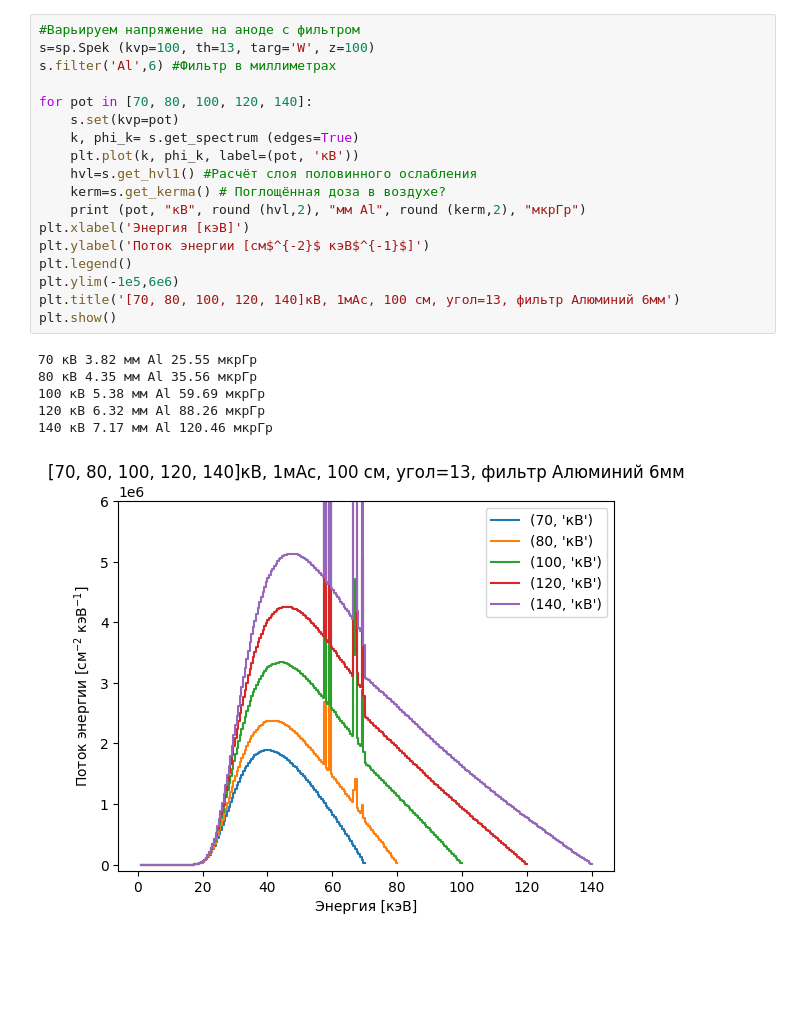
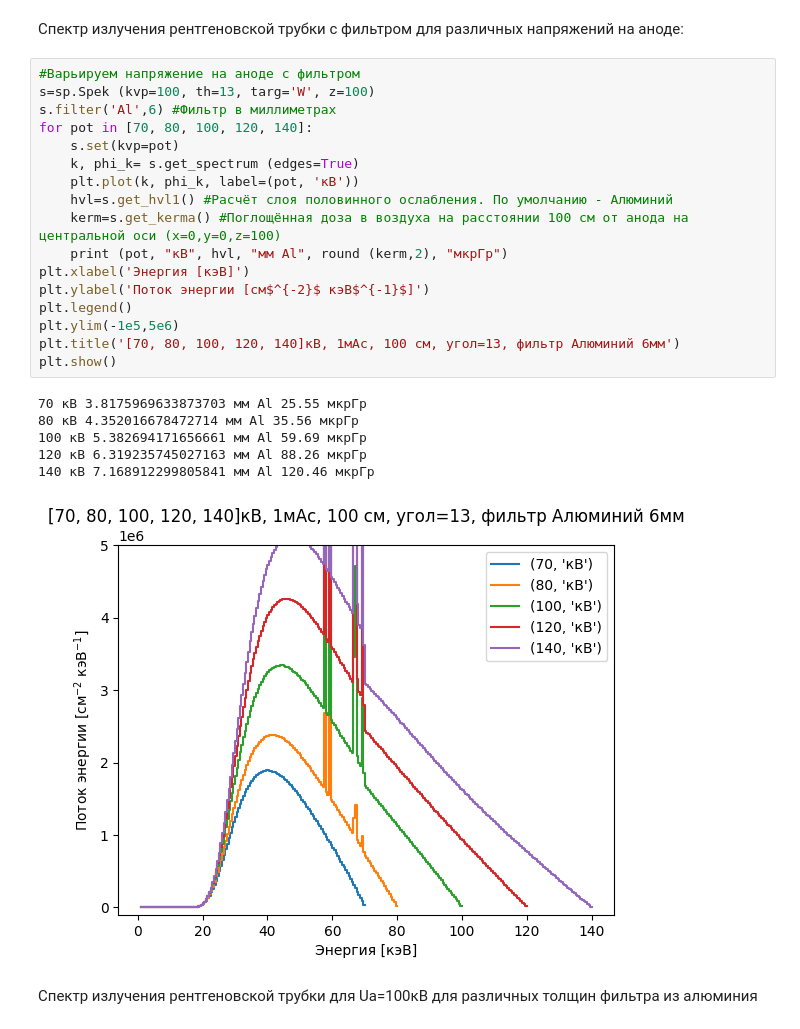
Before and after one commit to integrator942/X_ray_tube, a Jupyter notebook: task.ipynb, the cells around one changed output. Cells and saved outputs as stored; diff of their text form; blank space fills up the shorter version.

```diff
--- a/task.ipynb
+++ b/task.ipynb
@@ -30,29 +35,32 @@ plt.show()
 [figure]
+# %% [markdown]
+Спектр излучения рентгеновской трубки с фильтром для различных напряжений на аноде:
 # %%
 #Варьируем напряжение на аноде с фильтром
 s=sp.Spek (kvp=100, th=13, targ='W', z=100)
 s.filter('Al',6) #Фильтр в миллиметрах
-
 for pot in [70, 80, 100, 120, 140]:
     s.set(kvp=pot)
     k, phi_k= s.get_spectrum (edges=True)
     plt.plot(k, phi_k, label=(pot, 'кВ'))
-    hvl=s.get_hvl1() #Расчёт слоя половинного ослабления
-    kerm=s.get_kerma() # Поглощённая доза в воздухе?
-    print (pot, "кВ", round (hvl,2), "мм Al", round (kerm,2), "мкрГр")
+    hvl=s.get_hvl1() #Расчёт слоя половинного ослабления. По умолчанию - Алюминий
+    kerm=s.get_kerma() #Поглощённая доза в воздуха на расстоянии 100 см от анода на центральной оси (x=0,y=0,z=100)
+    print (pot, "кВ", hvl, "мм Al", round (kerm,2), "мкрГр")
 plt.xlabel('Энергия [кэВ]')
 plt.ylabel('Поток энергии [см$^{-2}$ кэВ$^{-1}$]')
 plt.legend()
-plt.ylim(-1e5,6e6)
+plt.ylim(-1e5,5e6)
 plt.title('[70, 80, 100, 120, 140]кВ, 1мАс, 100 см, угол=13, фильтр Алюминий 6мм')
 plt.show()
 # %% [output]
-70 кВ 3.82 мм Al 25.55 мкрГр
-80 кВ 4.35 мм Al 35.56 мкрГр
-100 кВ 5.38 мм Al 59.69 мкрГр
-120 кВ 6.32 мм Al 88.26 мкрГр
-140 кВ 7.17 мм Al 120.46 мкрГр
+70 кВ 3.8175969633873703 мм Al 25.55 мкрГр
+80 кВ 4.352016678472714 мм Al 35.56 мкрГр
+100 кВ 5.382694171656661 мм Al 59.69 мкрГр
+120 кВ 6.319235745027163 мм Al 88.26 мкрГр
+140 кВ 7.168912299805841 мм Al 120.46 мкрГр
-[figure, old version]
+[figure, new version]
+# %% [markdown]
+Спектр излучения рентгеновской трубки для Ua=100кВ для различных толщин фильтра из алюминия
 # %%
 #Варьируем толщину фильтра из алюминия
 s=sp.Spek (kvp=100, th=13, targ='W', z=100)
```
Also changed, not shown: parts of 21 cells of this notebook, 1 other file.
